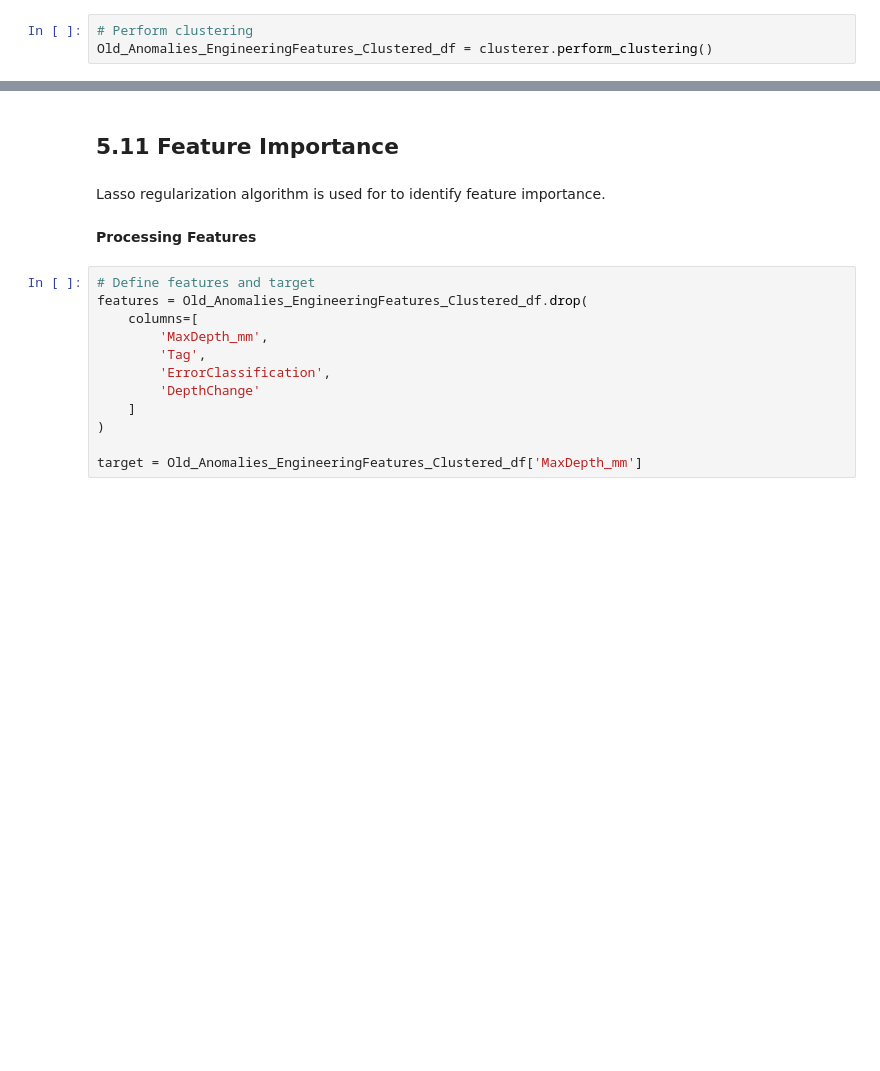
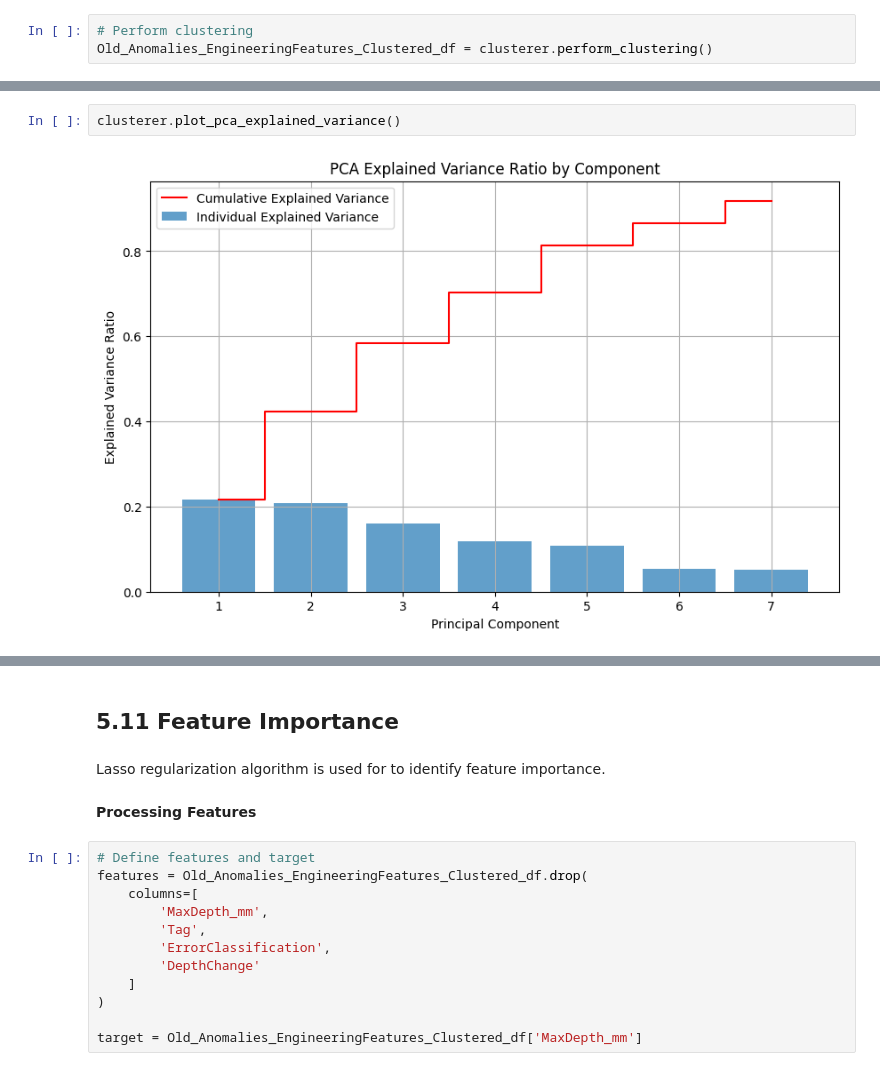
Before and after one commit to Farhad-Davaripour/AI_Applications_in_Pipeline_Engineering, a Jupyter notebook: demo.ipynb, the cells around one changed output, grey strips where cells are left out. Drawn from its saved outputs; the diff is of its cells as text; blank space fills up the shorter version.

```diff
--- a/demo.ipynb
+++ b/demo.ipynb
@@ -445,0 +512,4 @@ clusterer.visualize_clusters()
+# %%
+clusterer.plot_pca_explained_variance()
+# %% [output]
+[figure, added]
```
Also changed, not shown: parts of 20 cells of this notebook, 2 other files.
